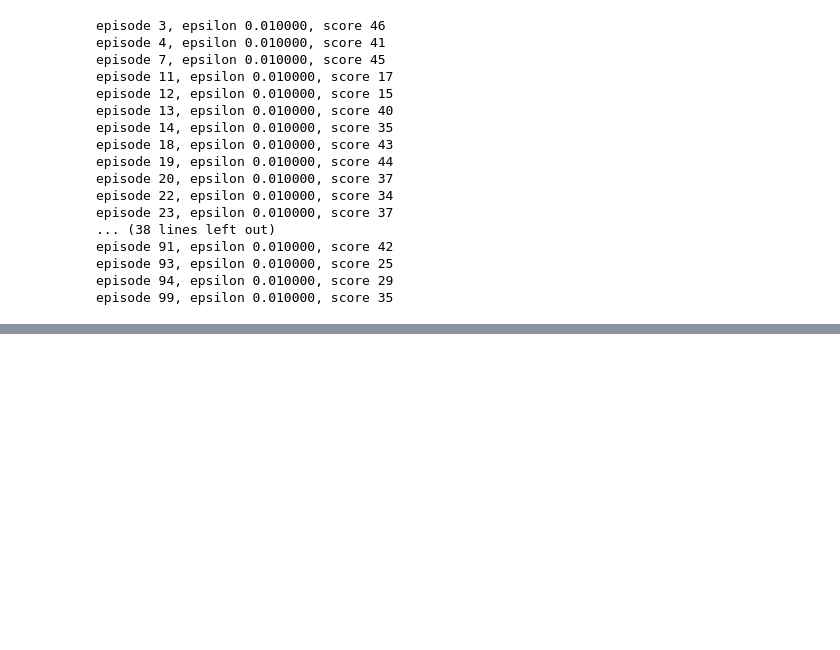
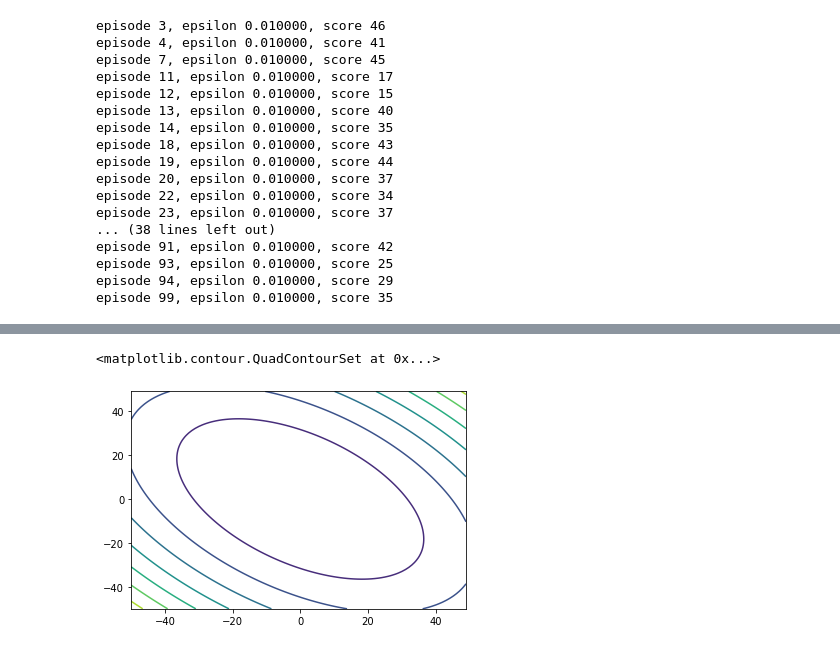
Before and after one commit to LouisYZK/dist, a Jupyter notebook: BaseLib/tf2_preview.ipynb, the cells around one changed output, grey strips where cells are left out. Drawn from its saved outputs; the diff is of its cells as text; code cells hidden in the pictures; blank space fills up the shorter version.

```diff
--- a/BaseLib/tf2_preview.ipynb
+++ b/BaseLib/tf2_preview.ipynb
@@ -498,0 +685,12 @@ plt.show()
+# %%
+x, y = np.meshgrid(np.arange(-50, 50), np.arange(-50, 50))
+# %%
+Z = x * x * A[0, 0] + 2* x*y *A[0, 1] + y *y *A[1, 1]
+# %%
+plt.contour(x, y, Z)
+# plt.scatter(30, 30, c='b')
+# plt.scatter(-10, -10, c='b')
+# plt.plot([-10, 30], [-10, 30], c='r')
+# %% [output]
+<matplotlib.contour.QuadContourSet at 0x...>
+[figure, added]
```
Also changed, not shown: parts of 24 cells of this notebook, 4 other files.
